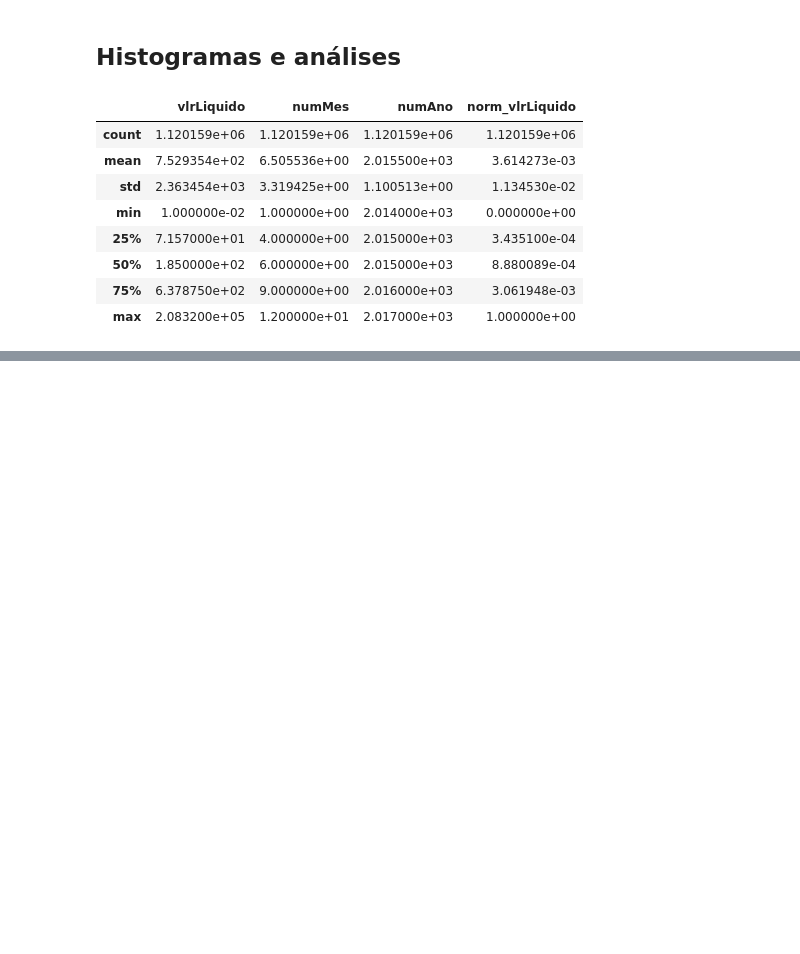
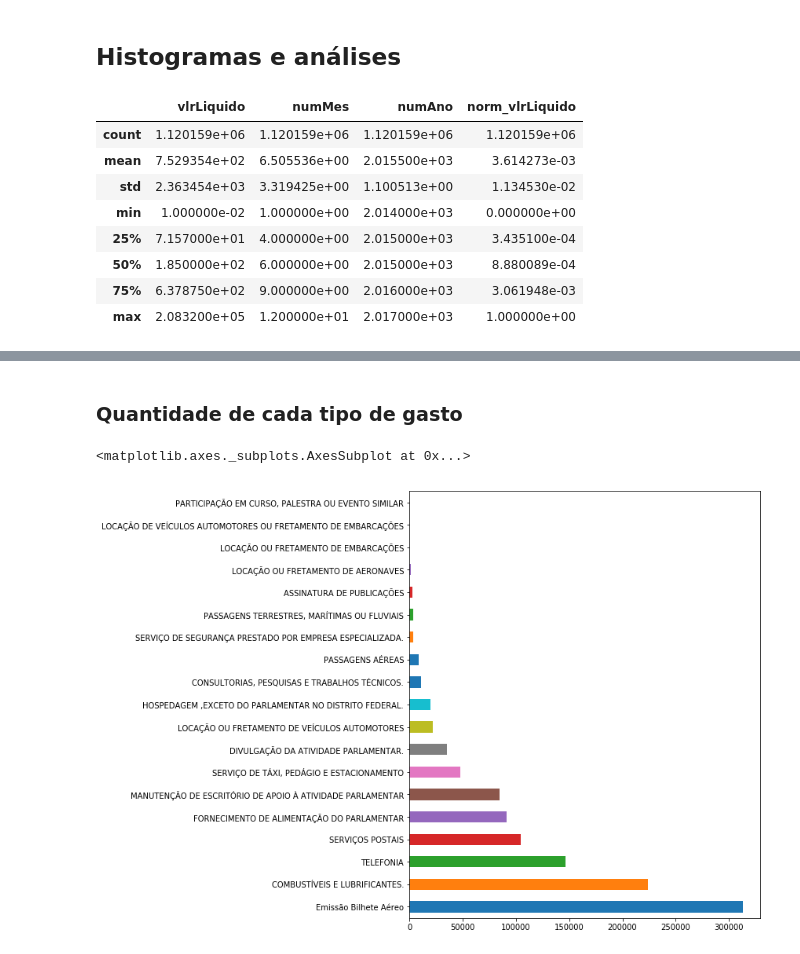
Before and after one commit to junakayama/datamining, a Jupyter notebook: trabalho_data_mining.ipynb, the cells around one changed output, grey strips where cells are left out. Cells and saved outputs as stored; diff of their text form; code cells hidden in the pictures; blank space fills up the shorter version.

Commit message:
adicionando mais histogramas

```diff
--- a/trabalho_data_mining.ipynb
+++ b/trabalho_data_mining.ipynb
@@ -239,0 +252,7 @@ df.groupby('sgPartido').txNomeParlamentar.nunique().sort_values(ascending=False)
+# %% [markdown]
+### Quantidade de cada tipo de gasto
+# %%
+df.txtDescricao.value_counts().plot(kind='barh', figsize=(8,10))
+# %% [output]
+<matplotlib.axes._subplots.AxesSubplot at 0x...>
+[figure, added]
```
Also changed, not shown: parts of 5 cells of this notebook.
